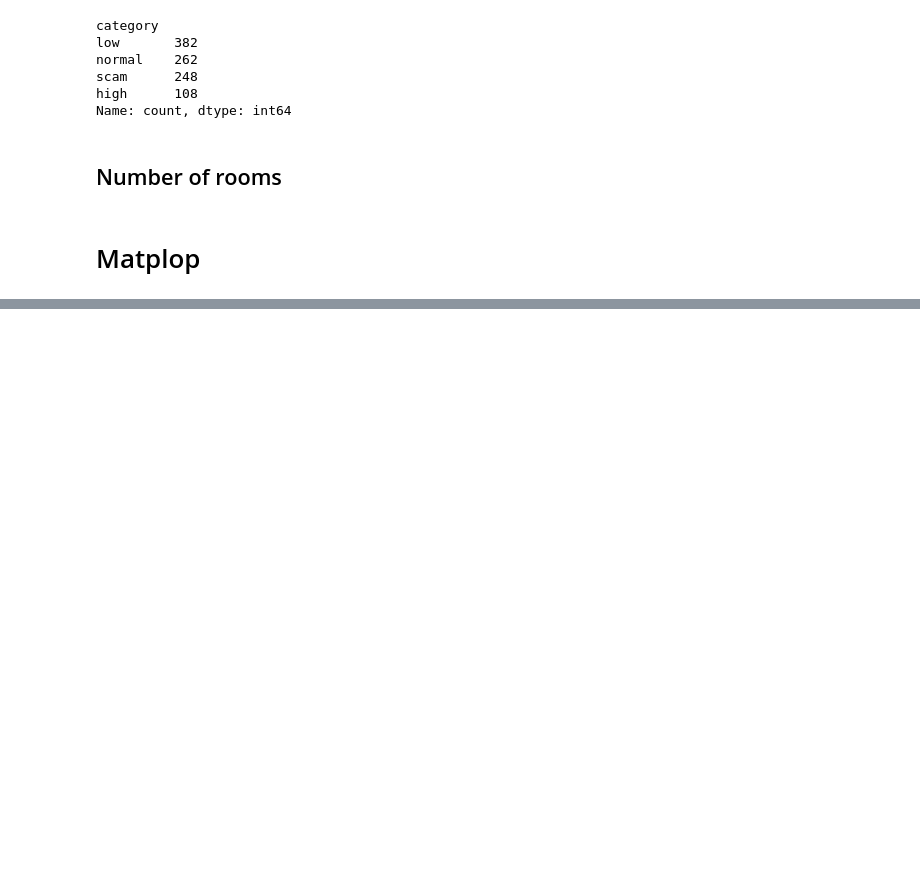
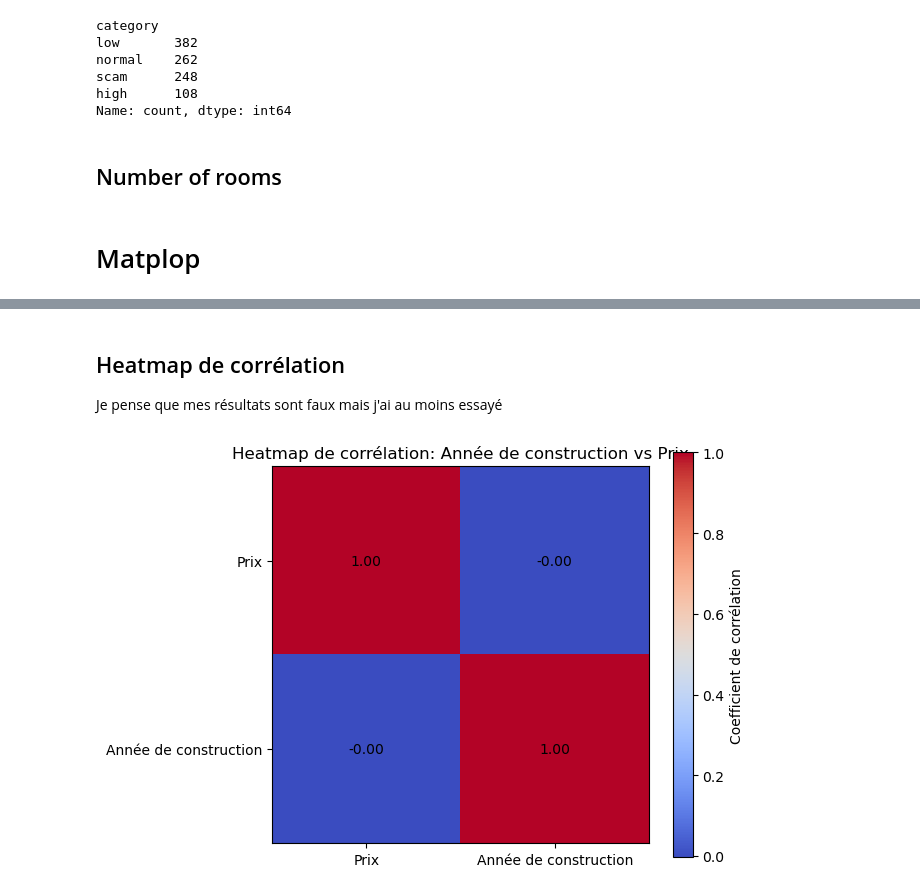
Before and after one commit to LoanCB/machine-learning-appartement, a Jupyter notebook: playground.ipynb, the cells around one changed output, grey strips where cells are left out. Drawn from its saved outputs; the diff is of its cells as text; code cells hidden in the pictures; blank space fills up the shorter version.

```diff
--- a/playground.ipynb
+++ b/playground.ipynb
@@ -122,0 +125,26 @@ plt.show()
+# %% [markdown]
+## Heatmap de corrélation
+
+Je pense que mes résultats sont faux mais j'ai au moins essayé
+# %%
+correlation = df[['price', 'years of construction']].corr()
+
+plt.figure()
+plt.imshow(correlation, cmap='coolwarm')
+plt.colorbar(label='Coefficient de corrélation')
+
+labels = ['Prix', 'Année de construction']
+plt.xticks([0, 1], labels)
+plt.yticks([0, 1], labels)
+
+# Afficher les valeurs dans les cellules
+for i in range(len(correlation)):
+    for j in range(len(correlation.columns)):
+        plt.text(j, i, f'{correlation.iloc[i, j]:.2f}', ha='center', va='center', color='black')
+
+
+plt.title('Heatmap de corrélation: Année de construction vs Prix')
+plt.tight_layout()
+plt.show()
+# %% [output]
+[figure, added]
```
Also changed, not shown: parts of 2 cells of this notebook.
